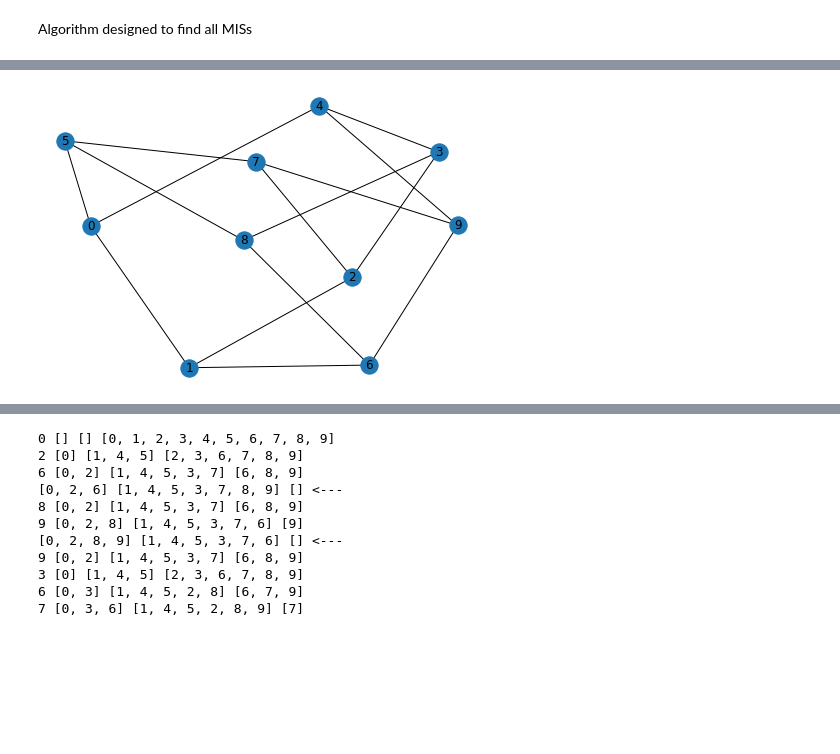
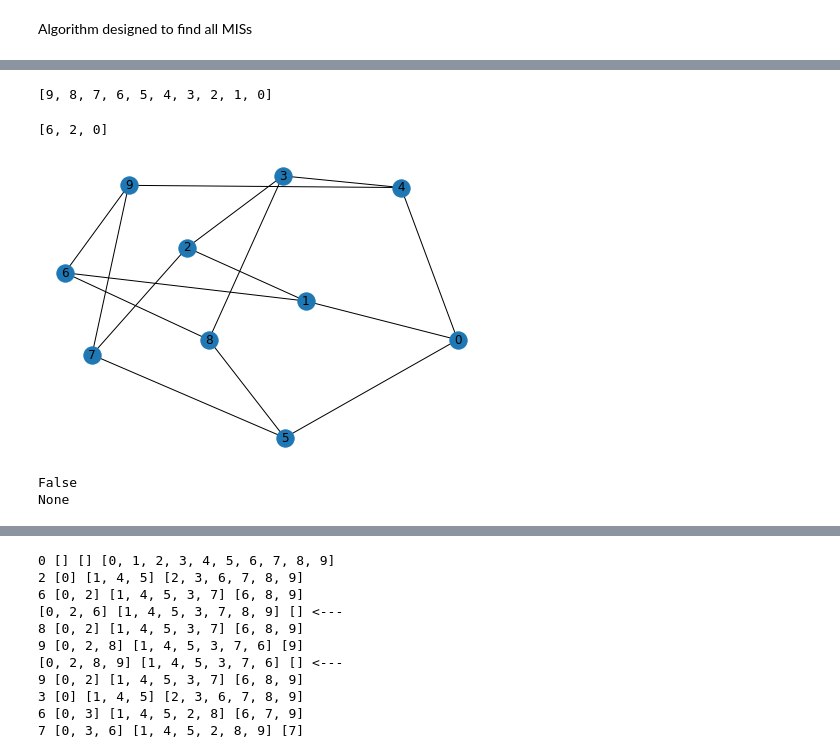
Before and after one commit to amathebest/graph_mining, a Jupyter notebook: Progetto/Project.ipynb, the cells around one changed output, grey strips where cells are left out. Cells and saved outputs as stored; diff of their text form; code cells hidden in the pictures; blank space fills up the shorter version.

```diff
--- a/Progetto/Project.ipynb
+++ b/Progetto/Project.ipynb
@@ -268,6 +274,36 @@ def complete_MIS(G, IS):
             if adj_node in V_set:
                 V_set.remove(adj_node)
     return IS
+# %%
+deg_ord
+# %% [output]
+[9, 8, 7, 6, 5, 4, 3, 2, 1, 0]
+# %%
+[[0, 2, 6],
+ [0, 2, 8, 9],
+ [0, 3, 6, 7],
+ [0, 3, 9],
+ [0, 7, 8],
+ [1, 3, 5, 9],
+ [1, 3, 7],
+ [1, 4, 5],
+ [1, 4, 7, 8],
+ [1, 8, 9],
+ [2, 4, 5, 6],
+ [2, 4, 8],
+ [2, 5, 9],
+ [3, 5, 6],
+ [4, 6, 7]]
+Ij = [0,2,6]
+parent_Ij = complete_MIS(Gp, get_nodes_in_set_before_spec_deg_ord(deg_ord, Ij, get_parent_index(Gp, Ij, deg_ord)), deg_ord)
+Ii = parent_Ij
+v = get_parent_index(Gp, Ij, deg_ord)
+# formula 1:
+i_prime = get_I_prime_set(Gp, deg_ord, Ij, v)
+i_prime_before = get_nodes_in_set_before_spec_deg_ord(deg_ord, i_prime, v)
+complete_MIS(Gp, i_prime_before + [v], rev_deg_ordering)
+# %% [output]
+[6, 2, 0]
 # %%
 def get_parent_index(G, IS, deg_ord):
     smallest = None
@@ -282,7 +322,7 @@ def child_exist()
 # %%
 Gp = nx.petersen_graph()
 nx.draw(Gp, with_labels = True)
 deg_ordering = get_degeneracy_ordering(Gp)
-rev_deg_ordering = deg_ordering[::-1]
+deg_ord = deg_ordering[::-1]
 # %% [output]
-[figure, old version]
+[figure, new version]
@@ -289,3 +352,8 @@ rev_deg_ordering = deg_ordering[::-1]
+# %%
+iterative_spawn(Gp, [0], rev_deg_ordering)
+# %% [output]
+False
+None
 # %%
 def find_all_MIS_rec(G, node, V_set, adj_V_set, remaining_nodes, set_of_found_MIS):
     print(node, V_set, adj_V_set, remaining_nodes)
```
Also changed, not shown: parts of 19 cells of this notebook.
